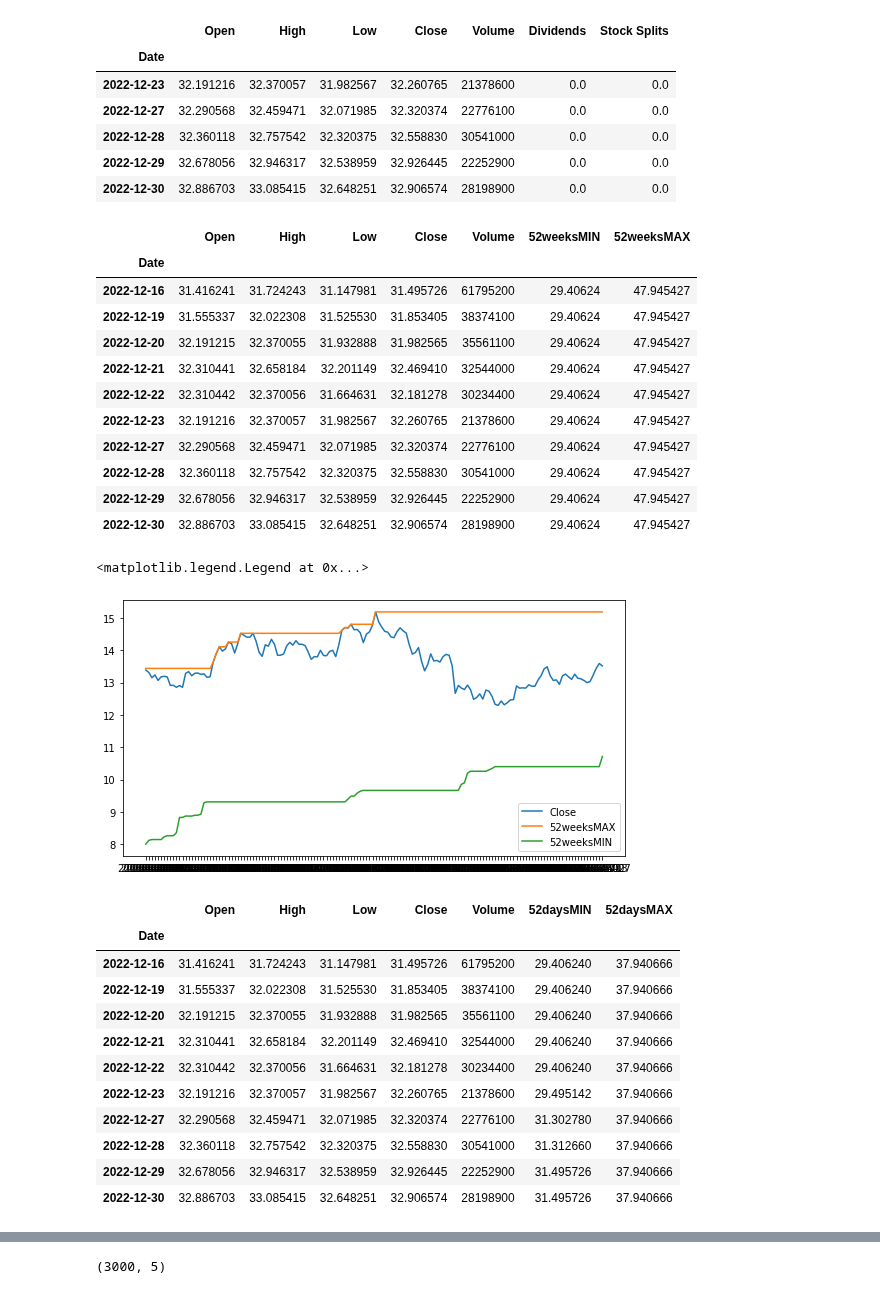
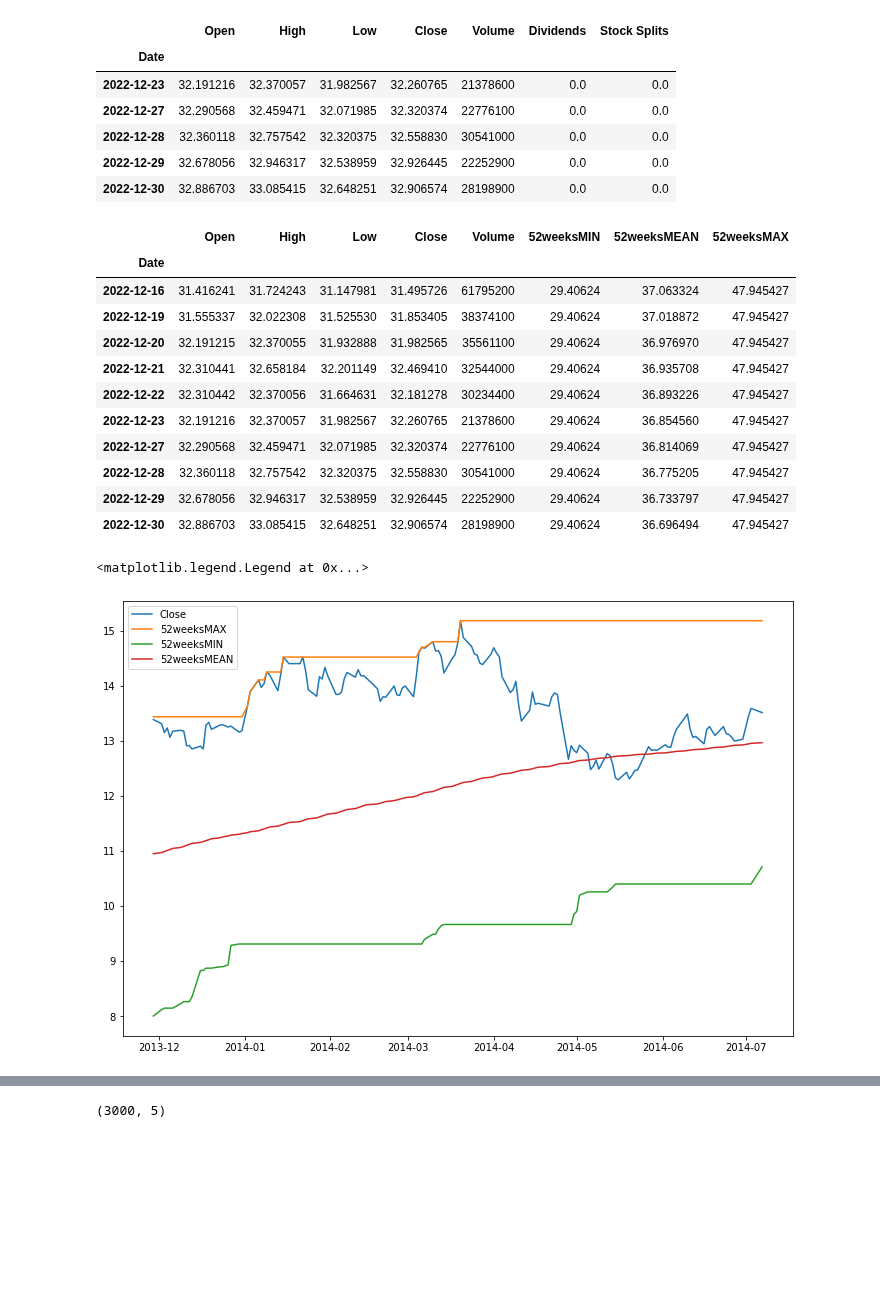
Before and after one commit to fadeeva/stock_market_research, a Jupyter notebook: classic/52_weeks/52weeks.ipynb, the cells around one changed output, grey strips where cells are left out. Cells and saved outputs as stored; diff of their text form; code cells hidden in the pictures; blank space fills up the shorter version.

Commit message:
52 weeks strategy

```diff
--- a/classic/52_weeks/52weeks.ipynb
+++ b/classic/52_weeks/52weeks.ipynb
@@ -21,52 +50,35 @@ bac_df.drop(['Dividends', 'Stock Splits'], axis=1, inplace=True)
 # %%
 _52weeks_bac_df = bac_df.copy()
 
-_52weeks_bac_df['52weeksMIN'] = bac_df['Close'].rolling(window=260).min()
-_52weeks_bac_df['52weeksMAX'] = bac_df['Close'].rolling(window=260).max()
+_52weeks_bac_df['52weeksMIN']  = bac_df['Close'].rolling(window=260).min()
+_52weeks_bac_df['52weeksMEAN'] = bac_df['Close'].rolling(window=260).mean()
+_52weeks_bac_df['52weeksMAX']  = bac_df['Close'].rolling(window=260).max()
 _52weeks_bac_df.tail(10)
 # %% [output]
-|  | Open | High | Low | Close | Volume | 52weeksMIN | 52weeksMAX |
-| Date |  |  |  |  |  |  |  |
-| 2022-12-16 | 31.416241 | 31.724243 | 31.147981 | 31.495726 | 61795200 | 29.40624 | 47.945427 |
-| 2022-12-19 | 31.555337 | 32.022308 | 31.525530 | 31.853405 | 38374100 | 29.40624 | 47.945427 |
-| 2022-12-20 | 32.191215 | 32.370055 | 31.932888 | 31.982565 | 35561100 | 29.40624 | 47.945427 |
-| 2022-12-21 | 32.310441 | 32.658184 | 32.201149 | 32.469410 | 32544000 | 29.40624 | 47.945427 |
-| 2022-12-22 | 32.310442 | 32.370056 | 31.664631 | 32.181278 | 30234400 | 29.40624 | 47.945427 |
-| 2022-12-23 | 32.191216 | 32.370057 | 31.982567 | 32.260765 | 21378600 | 29.40624 | 47.945427 |
-| 2022-12-27 | 32.290568 | 32.459471 | 32.071985 | 32.320374 | 22776100 | 29.40624 | 47.945427 |
-| 2022-12-28 | 32.360118 | 32.757542 | 32.320375 | 32.558830 | 30541000 | 29.40624 | 47.945427 |
-| 2022-12-29 | 32.678056 | 32.946317 | 32.538959 | 32.926445 | 22252900 | 29.40624 | 47.945427 |
-| 2022-12-30 | 32.886703 | 33.085415 | 32.648251 | 32.906574 | 28198900 | 29.40624 | 47.945427 |
+|  | Open | High | Low | Close | Volume | 52weeksMIN | 52weeksMEAN | 52weeksMAX |
+| Date |  |  |  |  |  |  |  |  |
+| 2022-12-16 | 31.416241 | 31.724243 | 31.147981 | 31.495726 | 61795200 | 29.40624 | 37.063324 | 47.945427 |
+| 2022-12-19 | 31.555337 | 32.022308 | 31.525530 | 31.853405 | 38374100 | 29.40624 | 37.018872 | 47.945427 |
+| 2022-12-20 | 32.191215 | 32.370055 | 31.932888 | 31.982565 | 35561100 | 29.40624 | 36.976970 | 47.945427 |
+| 2022-12-21 | 32.310441 | 32.658184 | 32.201149 | 32.469410 | 32544000 | 29.40624 | 36.935708 | 47.945427 |
+| 2022-12-22 | 32.310442 | 32.370056 | 31.664631 | 32.181278 | 30234400 | 29.40624 | 36.893226 | 47.945427 |
+| 2022-12-23 | 32.191216 | 32.370057 | 31.982567 | 32.260765 | 21378600 | 29.40624 | 36.854560 | 47.945427 |
+| 2022-12-27 | 32.290568 | 32.459471 | 32.071985 | 32.320374 | 22776100 | 29.40624 | 36.814069 | 47.945427 |
+| 2022-12-28 | 32.360118 | 32.757542 | 32.320375 | 32.558830 | 30541000 | 29.40624 | 36.775205 | 47.945427 |
+| 2022-12-29 | 32.678056 | 32.946317 | 32.538959 | 32.926445 | 22252900 | 29.40624 | 36.733797 | 47.945427 |
+| 2022-12-30 | 32.886703 | 33.085415 | 32.648251 | 32.906574 | 28198900 | 29.40624 | 36.696494 | 47.945427 |
 # %%
 close_price  = _52weeks_bac_df['Close'][3000:3150]
 _52weeks_max = _52weeks_bac_df['52weeksMAX'][3000:3150]
 _52weeks_min = _52weeks_bac_df['52weeksMIN'][3000:3150]
+_52weeks_mean = _52weeks_bac_df['52weeksMEAN'][3000:3150]
 
-fig, ax = plt.subplots(figsize=(9, 4.7))
+fig, ax = plt.subplots(figsize=(12, 8))
 ax.plot(close_price.index, close_price, label='Close')
 ax.plot(close_price.index, _52weeks_max, label='52weeksMAX')
 ax.plot(close_price.index, _52weeks_min, label='52weeksMIN')
+ax.plot(close_price.index, _52weeks_mean, label='52weeksMEAN')
 plt.legend()
 # %% [output]
 <matplotlib.legend.Legend at 0x...>
-[figure, old version]
+[figure, new version]
-# %%
-_52days_bac_df = bac_df.copy()
-
-_52days_bac_df['52daysMIN'] = bac_df['Close'].rolling(window=52).min()
-_52days_bac_df['52daysMAX'] = bac_df['Close'].rolling(window=52).max()
-
-_52days_bac_df.tail(10)
-# %% [output]
-|  | Open | High | Low | Close | Volume | 52daysMIN | 52daysMAX |
-| Date |  |  |  |  |  |  |  |
-| 2022-12-16 | 31.416241 | 31.724243 | 31.147981 | 31.495726 | 61795200 | 29.406240 | 37.940666 |
-| 2022-12-19 | 31.555337 | 32.022308 | 31.525530 | 31.853405 | 38374100 | 29.406240 | 37.940666 |
-| 2022-12-20 | 32.191215 | 32.370055 | 31.932888 | 31.982565 | 35561100 | 29.406240 | 37.940666 |
-| 2022-12-21 | 32.310441 | 32.658184 | 32.201149 | 32.469410 | 32544000 | 29.406240 | 37.940666 |
-| 2022-12-22 | 32.310442 | 32.370056 | 31.664631 | 32.181278 | 30234400 | 29.406240 | 37.940666 |
-| 2022-12-23 | 32.191216 | 32.370057 | 31.982567 | 32.260765 | 21378600 | 29.495142 | 37.940666 |
-| 2022-12-27 | 32.290568 | 32.459471 | 32.071985 | 32.320374 | 22776100 | 31.302780 | 37.940666 |
-| 2022-12-28 | 32.360118 | 32.757542 | 32.320375 | 32.558830 | 30541000 | 31.312660 | 37.940666 |
-| 2022-12-29 | 32.678056 | 32.946317 | 32.538959 | 32.926445 | 22252900 | 31.495726 | 37.940666 |
-| 2022-12-30 | 32.886703 | 33.085415 | 32.648251 | 32.906574 | 28198900 | 31.495726 | 37.940666 |
```
Also changed, not shown: parts of 20 cells of this notebook, 3 other files.
